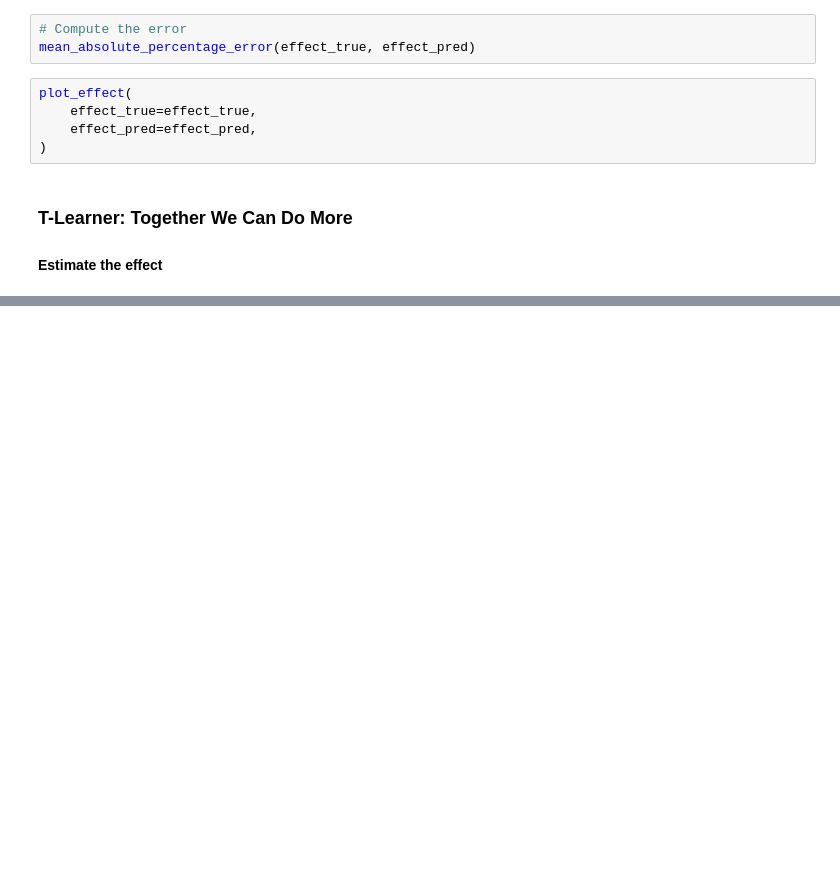
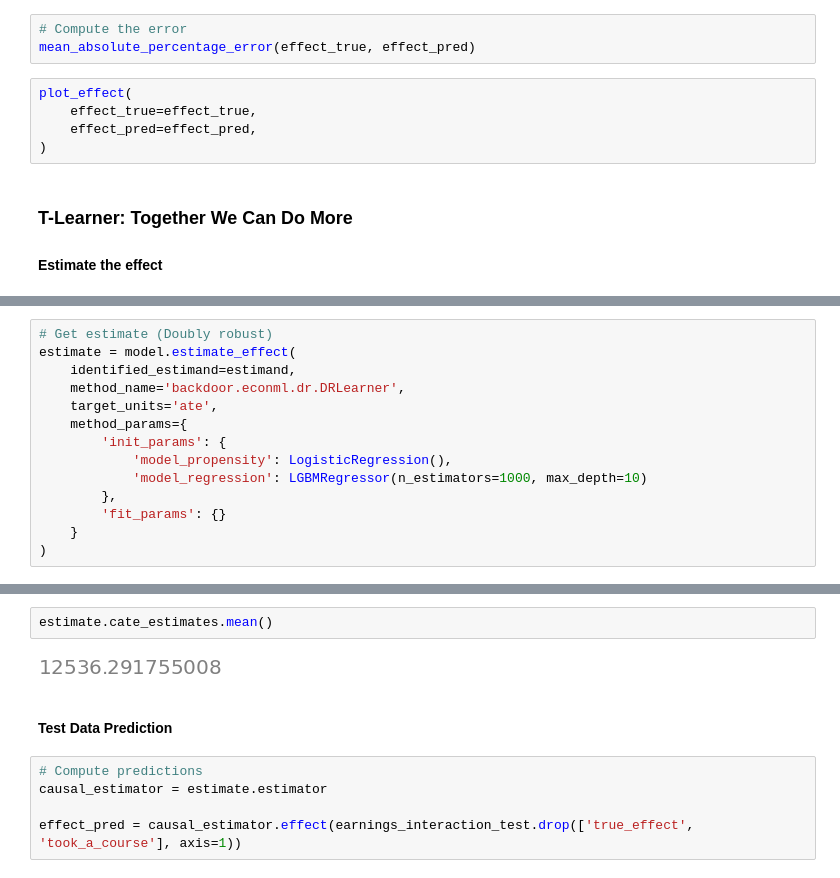
Before and after one commit to joakor89/Causal_inference_in_python, a Jupyter notebook: chap_09/MML.ipynb, the cells around one changed output, grey strips where cells are left out. Cells and saved outputs as stored; diff of their text form; blank space fills up the shorter version.

```diff
--- a/chap_09/Untitled.ipynb
+++ b/chap_09/MML.ipynb
@@ -676,0 +892,14 @@ You can set `force_col_wise=true` to remove the overhead.
+# %%
+# Get estimate (Doubly robust)
+estimate = model.estimate_effect(
+    identified_estimand=estimand,
+    method_name='backdoor.econml.dr.DRLearner',
+    target_units='ate',
+    method_params={
+        'init_params': {
+            'model_propensity': LogisticRegression(),
+            'model_regression': LGBMRegressor(n_estimators=1000, max_depth=10)
+        },
+        'fit_params': {}
+    }
+)
@@ -676,0 +924,11 @@ You can set `force_col_wise=true` to remove the overhead.
+# %%
+estimate.cate_estimates.mean()
+# %% [output]
+[figure, added]
+# %% [markdown]
+#### Test Data Prediction
+# %%
+# Compute predictions
+causal_estimator = estimate.estimator
+
+effect_pred = causal_estimator.effect(earnings_interaction_test.drop(['true_effect', 'took_a_course'], axis=1))
```
Also changed, not shown: parts of 45 cells of this notebook.
